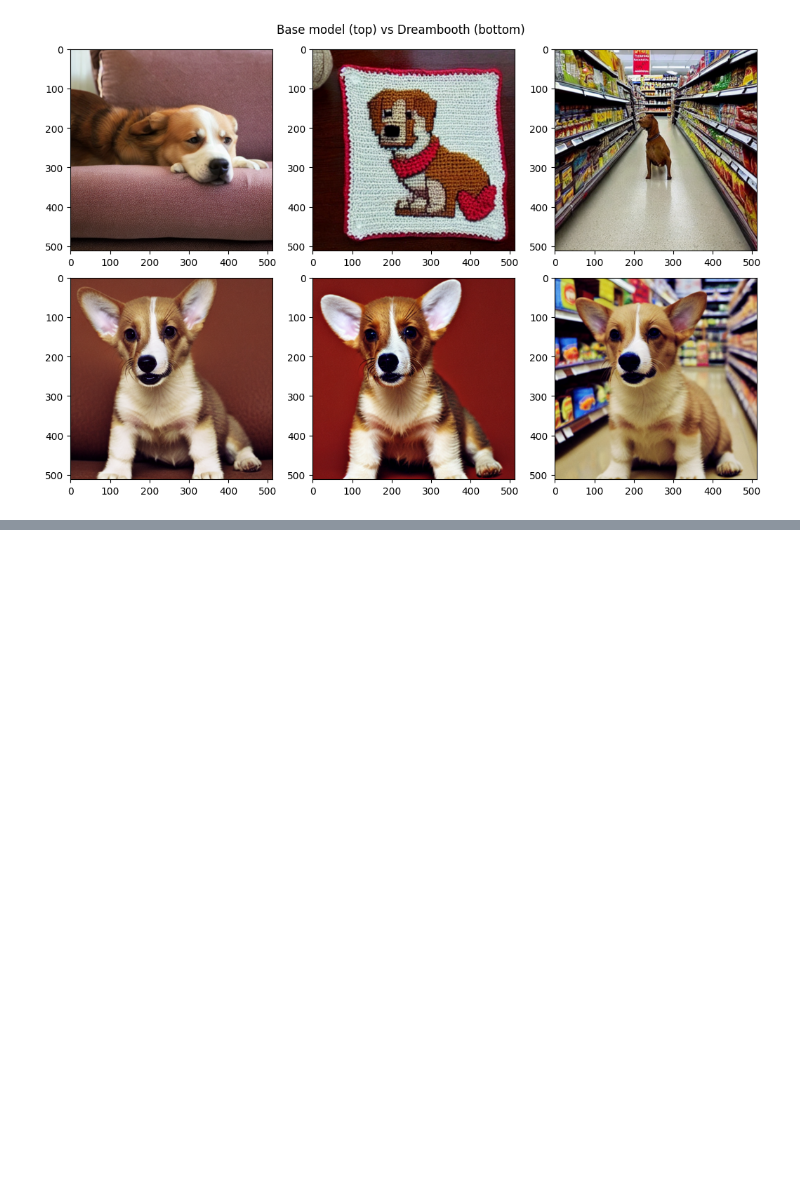
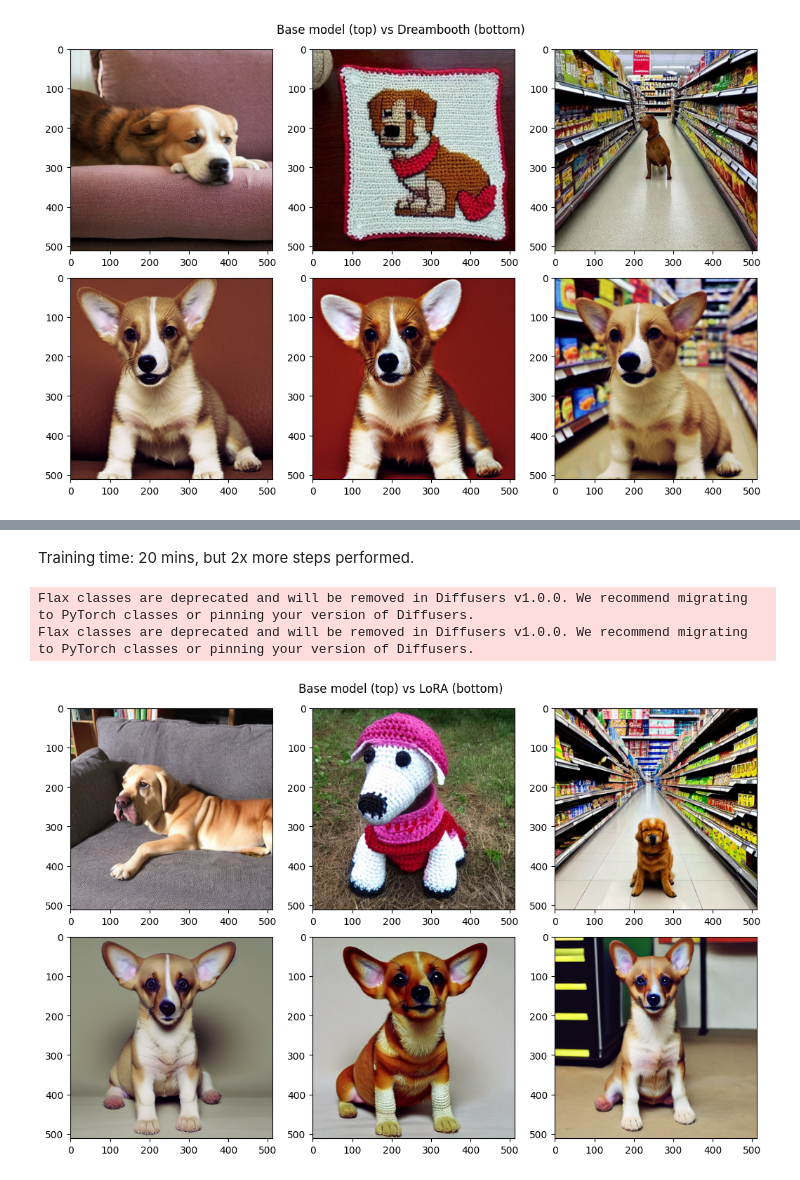
Before and after one commit to milosz7/ml2025-26, a Jupyter notebook: lab/diffusion_project.ipynb, the cells around one changed output, grey strips where cells are left out. Cells and saved outputs as stored; diff of their text form; code cells hidden in the pictures; blank space fills up the shorter version.

Commit message:
Add LoRA training cells

```diff
--- a/lab/diffusion_project.ipynb
+++ b/lab/diffusion_project.ipynb
@@ -162,0 +233,68 @@ plt.show()
+# %% [markdown]
+Training time: 20 mins, but 2x more steps performed.
+# %%
+import torch
+from peft import LoraConfig, PeftModel
+from diffusers import StableDiffusionPipeline
+
+def get_lora_sd_pipeline(
+    ckpt_dir, base_model_name_or_path=None, dtype=torch.float16, device="cuda", adapter_name="default"
+):
+    unet_sub_dir = os.path.join(ckpt_dir, "unet")
+    text_encoder_sub_dir = os.path.join(ckpt_dir, "text_encoder")
+    if os.path.exists(text_encoder_sub_dir) and base_model_name_or_path is None:
+        config = LoraConfig.from_pretrained(text_encoder_sub_dir)
+        base_model_name_or_path = config.base_model_name_or_path
+
+    if base_model_name_or_path is None:
+        raise ValueError("Please specify the base model name or path")
+
+    pipe = StableDiffusionPipeline.from_pretrained(base_model_name_or_path, torch_dtype=dtype).to(device)
+    pipe.unet = PeftModel.from_pretrained(pipe.unet, unet_sub_dir, adapter_name=adapter_name)
+
+    if os.path.exists(text_encoder_sub_dir):
+        pipe.text_encoder = PeftModel.from_pretrained(
+            pipe.text_encoder, text_encoder_sub_dir, adapter_name=adapter_name
+        )
+
+    if dtype in (torch.float16, torch.bfloat16):
+        pipe.unet.half()
+        pipe.text_encoder.half()
+
+    pipe.to(device)
+    return pipe
+# %% [output]
+Flax classes are deprecated and will be removed in Diffusers v1.0.0. We recommend migrating to PyTorch classes or pinning your version of Diffusers.
+Flax classes are deprecated and will be removed in Diffusers v1.0.0. We recommend migrating to PyTorch classes or pinning your version of Diffusers.
+# %%
+from pathlib import Path
+
+pipeline = get_lora_sd_pipeline(Path("/content/model_lora_output_sks_dog"), adapter_name="dog")
+
+prompts = ["A picture of a sks dog laying on a couch", "A picture of a sks dog in crochet style", "A picture of a sks dog in a grocery store aisle"]
+for n, prompt in enumerate(prompts):
+    image = pipeline(prompt, num_inference_steps=50, guidance_scale=7.5, generator=torch.manual_seed(10)).images[0]
+    image.save(f"sks_style_image_lora_{n}.png")
+# %%
+from diffusers import DiffusionPipeline
+
+pipeline = DiffusionPipeline.from_pretrained(
+    "stable-diffusion-v1-5/stable-diffusion-v1-5",
+).to("cuda")
+
+for n, prompt in enumerate(prompts):
+    image = pipeline(prompt, num_inference_steps=50, guidance_scale=7.5, generator=torch.manual_seed(10)).images[0]
+    image.save(f"sks_style_image_{n}.png")
+# %%
+data_dir = "/content/"
+fig, ax = plt.subplots(2, 3, figsize=(3 * 3.5, 7))
+for n in range(len(prompts)):
+    img_orig = Image.open(data_dir + f"sks_style_image_{n}.png")
+    img_lora = Image.open(data_dir + f"sks_style_image_lora_{n}.png")
+    ax[0, n].imshow(img_orig)
+    ax[1, n].imshow(img_lora)
+fig.suptitle("Base model (top) vs LoRA (bottom)")
+plt.tight_layout()
+plt.show()
+# %% [output]
+[figure, added]
```
Also changed, not shown: parts of 6 cells of this notebook.
